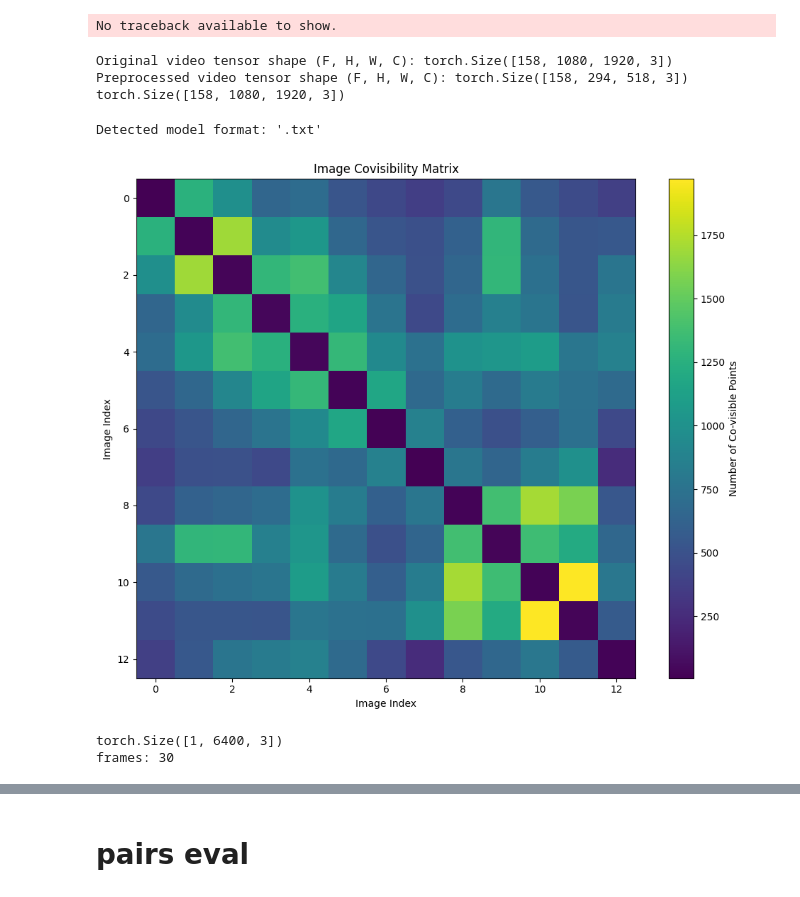
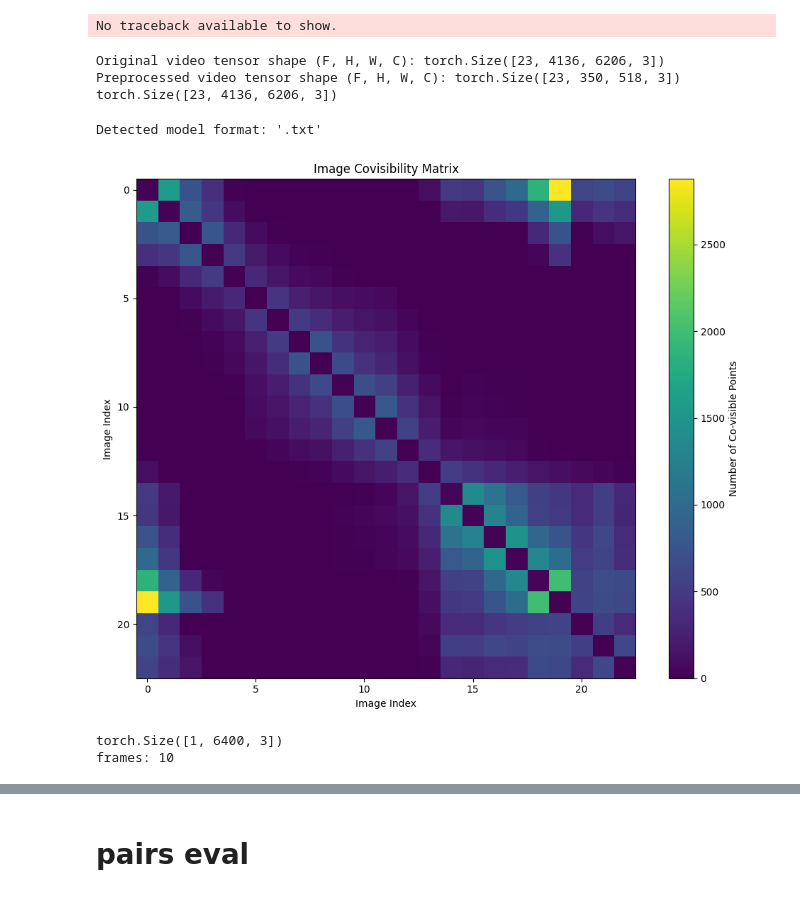
Before and after one commit to manel-ferreira-01/trackers, a Jupyter notebook: test.ipynb, the cells around one changed output, grey strips where cells are left out. Drawn from its saved outputs; the diff is of its cells as text; code cells hidden in the pictures.

```diff
--- a/test.ipynb
+++ b/test.ipynb
@@ -27,9 +27,9 @@ from src.tapnext_infer import init_tapnext
 tapnext_model_video_size = (256, 256)
 device = "cuda:0"
 
-path = "../storage/terrace_eth3d/images/dslr_images_undistorted"
-#path = "../storage/teddy/"
-path = "../mast3r/images_in/rot1"
+path = "../storage/terrace_2_eth3d/images/dslr_images_undistorted"
+#path = "../storage/books_bea/"
+#path = "../mast3r/images_in/rot1"
 
 
 video_tensor_full, image_paths = read_video_or_images(path)
@@ -37,16 +37,16 @@ video_tensor_full = video_tensor_full.permute(0,2,3,1)
 print(video_tensor_full.shape)
 torch.cuda.empty_cache()
 # %% [output]
-Original video tensor shape (F, H, W, C): torch.Size([158, 1080, 1920, 3])
-Preprocessed video tensor shape (F, H, W, C): torch.Size([158, 294, 518, 3])
-torch.Size([158, 1080, 1920, 3])
+Original video tensor shape (F, H, W, C): torch.Size([23, 4136, 6206, 3])
+Preprocessed video tensor shape (F, H, W, C): torch.Size([23, 350, 518, 3])
+torch.Size([23, 4136, 6206, 3])
 # %%
 # load ETH3D dataset
 from auxiliar.colmap_read_model import read_model
 from scipy.spatial.transform import Rotation
 from collections import defaultdict
 
-gt_cameras, gt_images, gt_points3D = read_model("../storage/terrace_eth3d/dslr_calibration_undistorted")
+gt_cameras, gt_images, gt_points3D = read_model("../storage/terrace_2_eth3d/dslr_calibration_undistorted")
 
 data = ([p.name for p in gt_images.values()])
 indices = sorted(range(len(data)), key=lambda i: data[i])
@@ -84,34 +84,34 @@ image_id_to_idx = {img_id: idx for idx, img_id in enumerate(sorted(gt_images.key
 
 # Fill the covisibility matrix
 for img_a_id in covis.keys():
     if img_a_id in image_id_to_idx:
         idx_a = image_id_to_idx[img_a_id]
         for img_b_id, count in covis[img_a_id].items():
             if img_b_id in image_id_to_idx:
                 idx_b = image_id_to_idx[img_b_id]
                 covis_matrix[idx_a, idx_b] = count
 
 # Visualize the covisibility matrix
 plt.figure(figsize=(10, 8))
 plt.imshow((covis_matrix ), cmap='viridis', interpolation='none')
 plt.colorbar(label='Number of Co-visible Points')
 plt.title('Image Covisibility Matrix')
 plt.xlabel('Image Index')
 plt.ylabel('Image Index')
 plt.tight_layout()
 plt.show()
 
 
 # generate list of pairs with a minimum of shared points
 
 min_covis = 1000  # your threshold
 
 rows, cols = np.where(np.triu(covis_matrix > min_covis, k=1))
 pairs = [(int(r), int(c), int(covis_matrix[r, c])) for r, c in zip(rows, cols)]
 pairs.sort(key=lambda x: x[2], reverse=True)
 # %% [output]
 Detected model format: '.txt'
-[figure, old version]
+[figure, new version]
 # %%
 # Design the query points array in the original video size
 step = 80
@@ -123,9 +123,9 @@ query_points_initial = torch.tensor(
 
 #creata tensors for the video information
 frame_cut = max(20, len(video_tensor_full))
-frame_start = 0
-frame_skip = 5
-frame_cut = 150
+frame_start = 4
+frame_skip = 1
+frame_cut = 14
 video_tensor = torch.cat([(frame).unsqueeze(0) for frame in video_tensor_full]).unsqueeze(0)[:,frame_start:frame_cut:frame_skip,...] # 1, time, H, W, 3
 video_tensor = torch.clip(video_tensor, -1, 1)
 num_frames = video_tensor.shape[1]
@@ -134,6 +134,6 @@ print("frames:", num_frames)
 torch.cuda.empty_cache()
 # %% [output]
 torch.Size([1, 6400, 3])
-frames: 30
+frames: 10
 # %%
 image_paths[frame_start:frame_cut:frame_skip]
```
Also changed, not shown: parts of 14 cells of this notebook, 5 other files.
